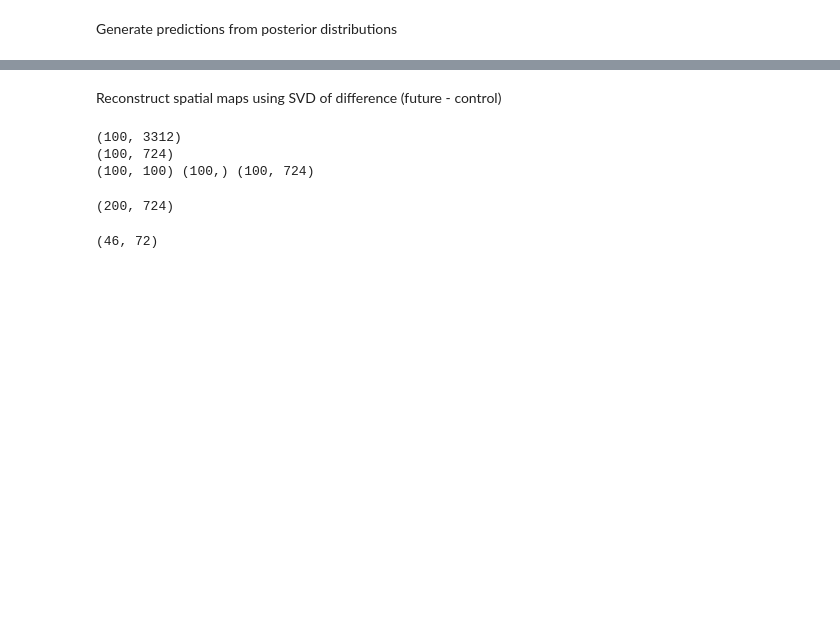
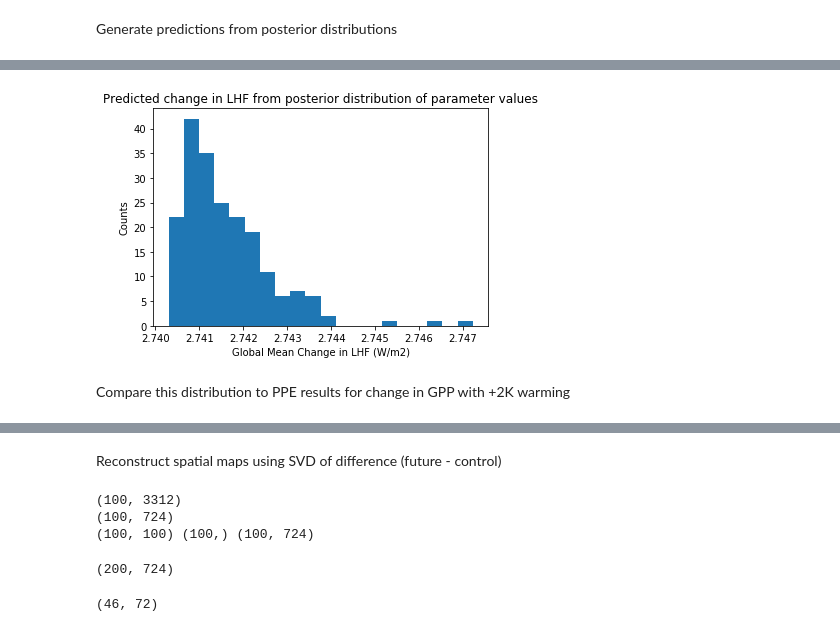
Before and after one commit to katiedagon/CLM5_ParameterUncertainty, a Jupyter notebook: posteriorFuture.ipynb, the cells around one changed output, grey strips where cells are left out. Cells and saved outputs as stored; diff of their text form; code cells hidden in the pictures; blank space fills up the shorter version.

```diff
--- a/posteriorFuture.ipynb
+++ b/posteriorFuture.ipynb
@@ -81,0 +83,11 @@ post_preds[0].shape
+# %%
+#LHF
+plt.hist(post_preds[1], bins=20)
+plt.ylabel("Counts")
+plt.xlabel("Global Mean Change in LHF (W/m2)")
+plt.title("Predicted change in LHF from posterior distribution of parameter values");
+#plt.savefig("dist_posterior_predictions_LHF.pdf")
+# %% [output]
+[figure, added]
+# %% [markdown]
+Compare this distribution to PPE results for change in GPP with +2K warming
```
Also changed, not shown: parts of 8 cells of this notebook, 11 other files.
